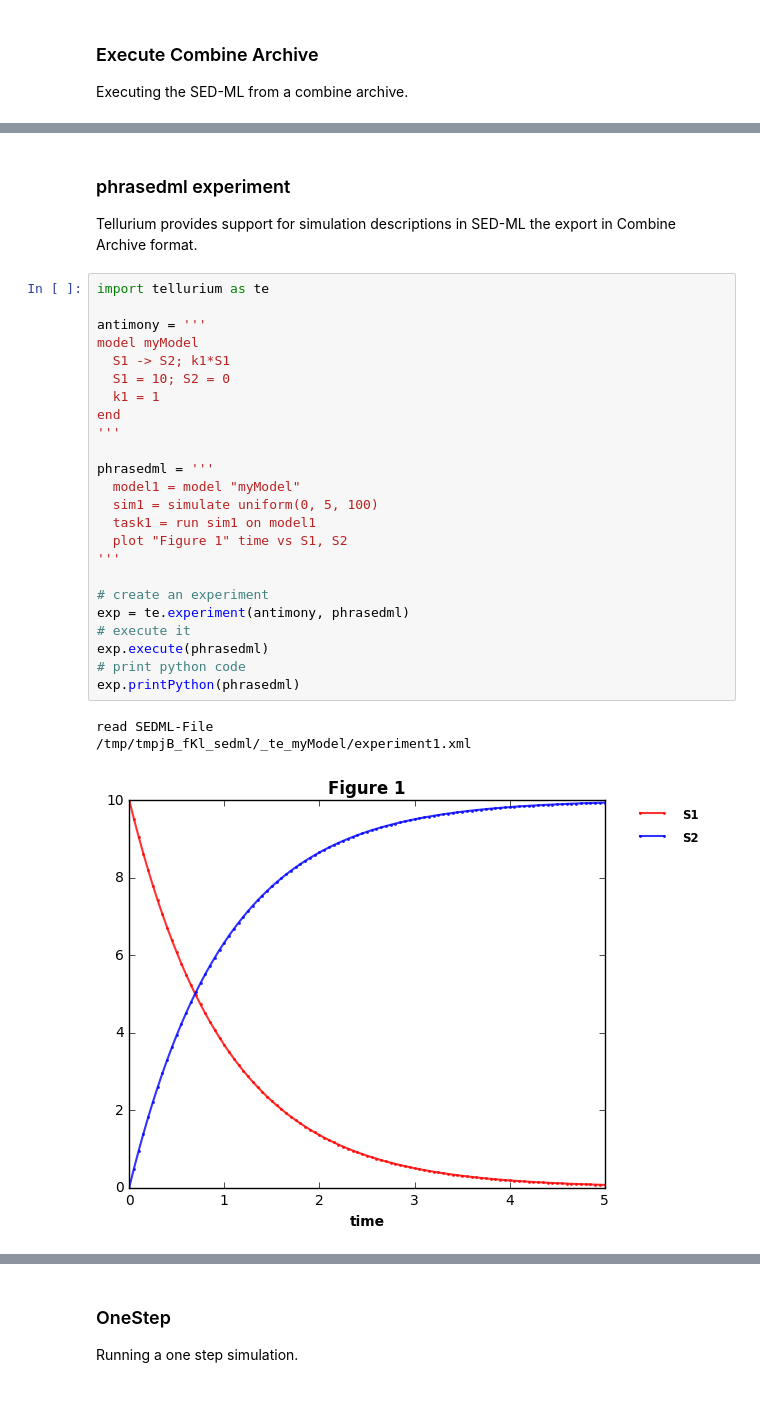
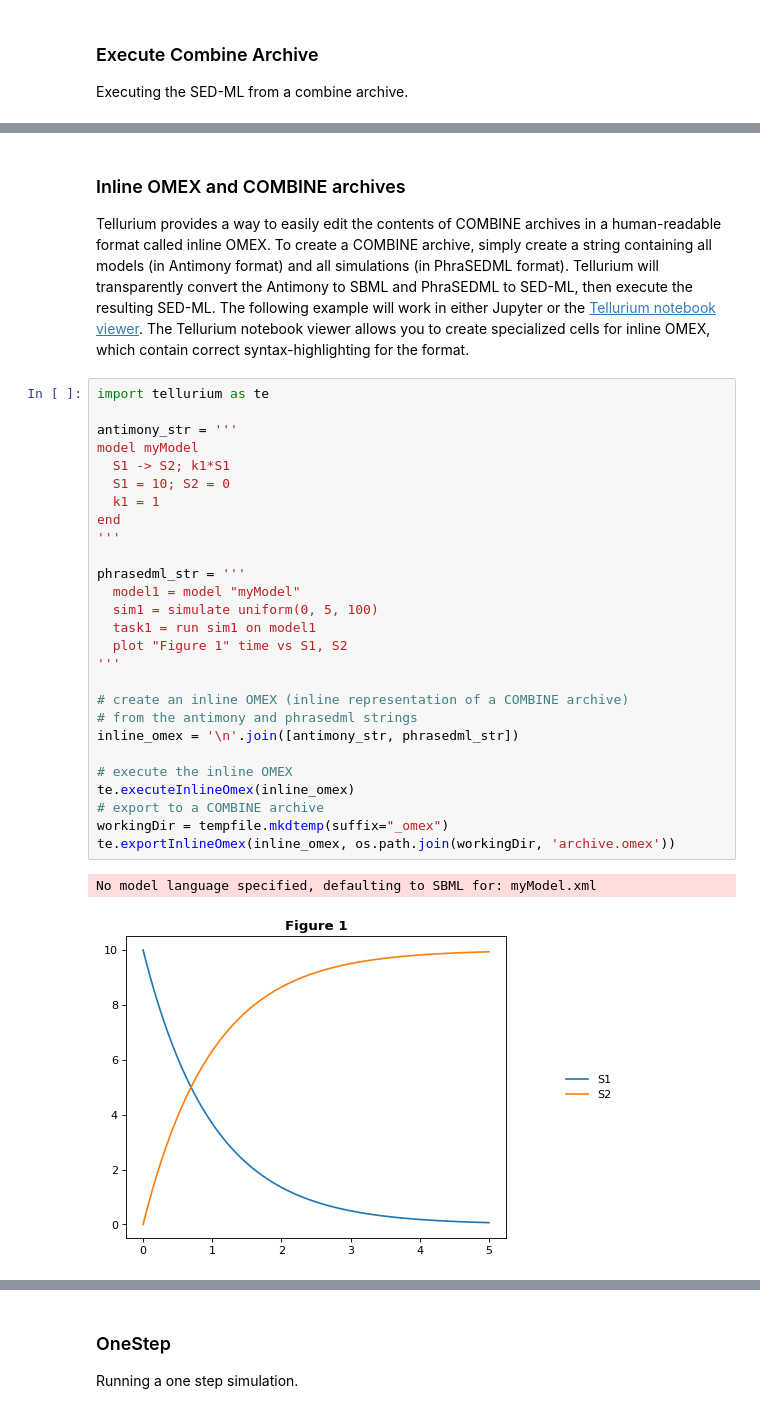
Before and after one commit to sys-bio/tellurium, a Jupyter notebook: examples/notebooks/core/phrasedmlExample.ipynb, the cells around one changed output, grey strips where cells are left out. Drawn from its saved outputs; the diff is of its cells as text.

```diff
--- a/examples/notebooks/core/phrasedmlExample.ipynb
+++ b/examples/notebooks/core/phrasedmlExample.ipynb
@@ -84,31 +89,34 @@ read SEDML-File
-# %% [markdown]
-### phrasedml experiment
-Tellurium provides support for simulation descriptions in SED-ML the export in Combine Archive format.
+# %% [markdown]
+### Inline OMEX and COMBINE archives
+
+Tellurium provides a way to easily edit the contents of COMBINE archives in a human-readable format called inline OMEX. To create a COMBINE archive, simply create a string containing all models (in Antimony format) and all simulations (in PhraSEDML format). Tellurium will transparently convert the Antimony to SBML and PhraSEDML to SED-ML, then execute the resulting SED-ML. The following example will work in either Jupyter or the [Tellurium notebook viewer](http://tellurium.readthedocs.io/en/latest/installation.html#front-end-1-tellurium-notebook). The Tellurium notebook viewer allows you to create specialized cells for inline OMEX, which contain correct syntax-highlighting for the format.
 # %%
 import tellurium as te
 
-antimony = '''
+antimony_str = '''
 model myModel
   S1 -> S2; k1*S1
   S1 = 10; S2 = 0
   k1 = 1
 end
 '''
 
-phrasedml = '''
+phrasedml_str = '''
   model1 = model "myModel"
   sim1 = simulate uniform(0, 5, 100)
   task1 = run sim1 on model1
   plot "Figure 1" time vs S1, S2
 '''
 
-# create an experiment
-exp = te.experiment(antimony, phrasedml)
-# execute it
-exp.execute(phrasedml)
-# print python code
-exp.printPython(phrasedml)
+# create an inline OMEX (inline representation of a COMBINE archive)
+# from the antimony and phrasedml strings
+inline_omex = '\n'.join([antimony_str, phrasedml_str])
+
+# execute the inline OMEX
+te.executeInlineOmex(inline_omex)
+# export to a COMBINE archive
+workingDir = tempfile.mkdtemp(suffix="_omex")
+te.exportInlineOmex(inline_omex, os.path.join(workingDir, 'archive.omex'))
 # %% [output]
-read SEDML-File
-/tmp/tmpjB_fKl_sedml/_te_myModel/experiment1.xml
+No model language specified, defaulting to SBML for: myModel.xml
-[figure, old version]
+[figure, new version]
```
Also changed, not shown: parts of 6 cells of this notebook.
